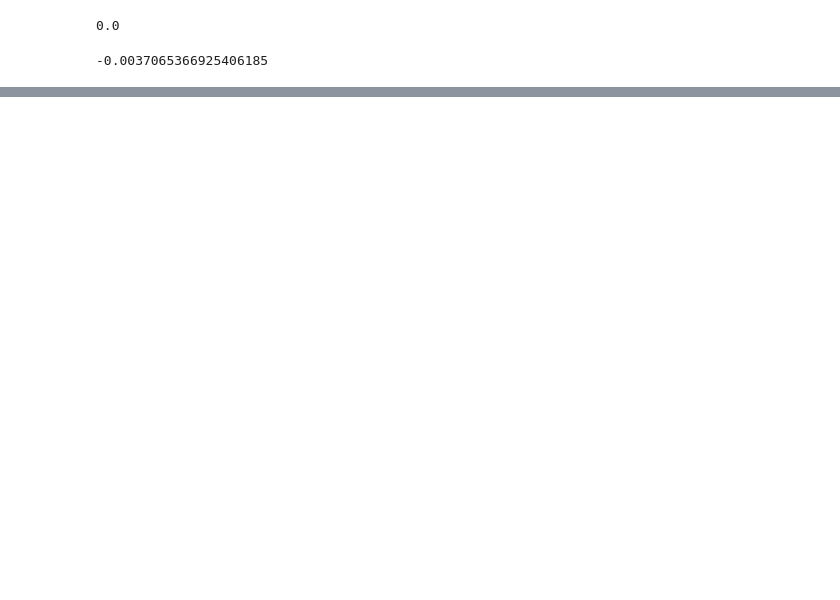
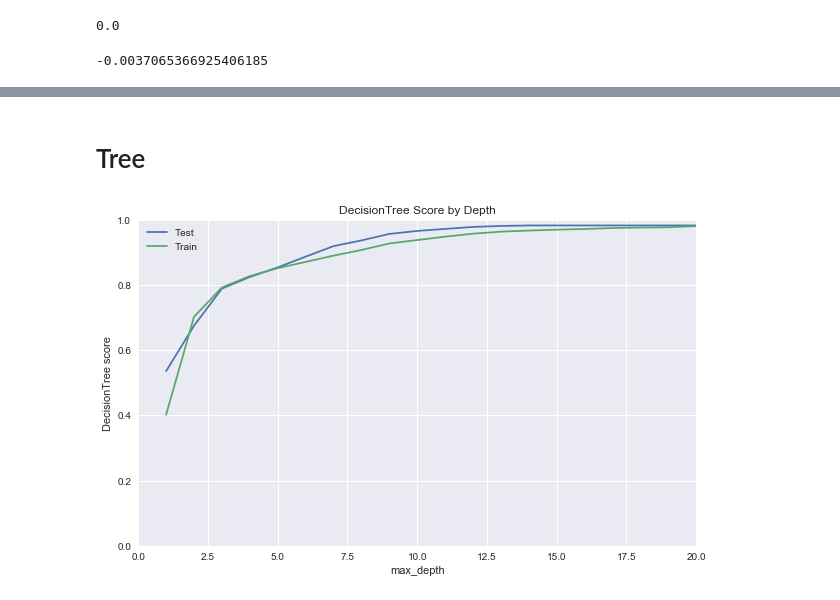
Before and after one commit to allanwdong/Infant-Mortality, a Jupyter notebook: Regression.ipynb, the cells around one changed output, grey strips where cells are left out. Cells and saved outputs as stored; diff of their text form; code cells hidden in the pictures; blank space fills up the shorter version.

```diff
--- a/Regression.ipynb
+++ b/Regression.ipynb
@@ -325,0 +240,13 @@ OLS Regression Results
+# %%
+x_train_newdf, x_test_newdf, y_train_newdf, y_test_newdf = train_test_split(x_newdf, y_newdf,
+                                                                           test_size=0.25, random_state=20)
+# %%
+new_df2 = new_df1.drop(['unemployment_rate', 'HI_ratio', 'Death_ratio'], axis=1)
+
+x_train_patsy, x_test_patsy = train_test_split(new_df2, test_size=0.25, random_state=20)
+
+
+x_train_patsy.reset_index(inplace=True)
+x_train_patsy.drop('index', axis=1, inplace=True)
+x_test_patsy.reset_index(inplace=True)
+x_test_patsy.drop('index', axis=1, inplace=True)
@@ -463 +431,30 @@ intercept                               -0.000000e+00
 Name: PCA-2, dtype: float64
+# %% [markdown]
+# Tree
+# %%
+dt_test_sc = []
+dt_train_sc = []
+
+for n in range(1,21):
+    DT_reg = DecisionTreeRegressor(max_depth=n)
+
+    train = DT_reg.fit(x_train_new, y_train_new).score(x_train_new, y_train_new)
+    dt_train_sc.append(train)
+
+    test = DT_reg.fit(x_test_new, y_test_new).score(x_test_new, y_test_new)
+    dt_test_sc.append(test)
+# %%
+plt.figure(figsize=(10,6))
+plt.ylim(0,1)
+plt.xlim(0,20)
+plt.legend()
+
+plt.plot(range(1,21), dt_test_sc, label='Test')
+plt.plot(range(1,21), dt_train_sc, label='Train')
+plt.title('DecisionTree Score by Depth')
+plt.legend()
+plt.xlabel('max_depth')
+plt.ylabel('DecisionTree score')
+plt.show()
+# %% [output]
+[figure, added]
```
Also changed, not shown: parts of 56 cells of this notebook.
